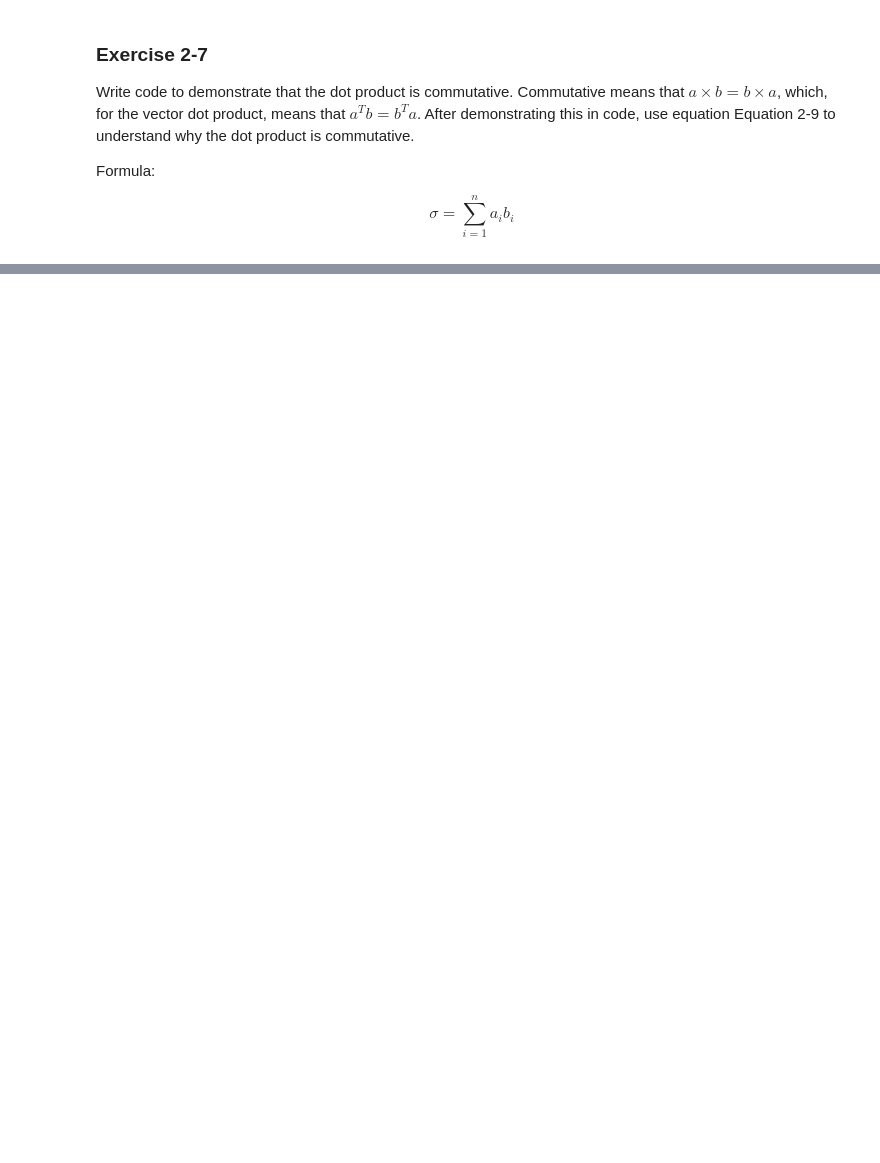
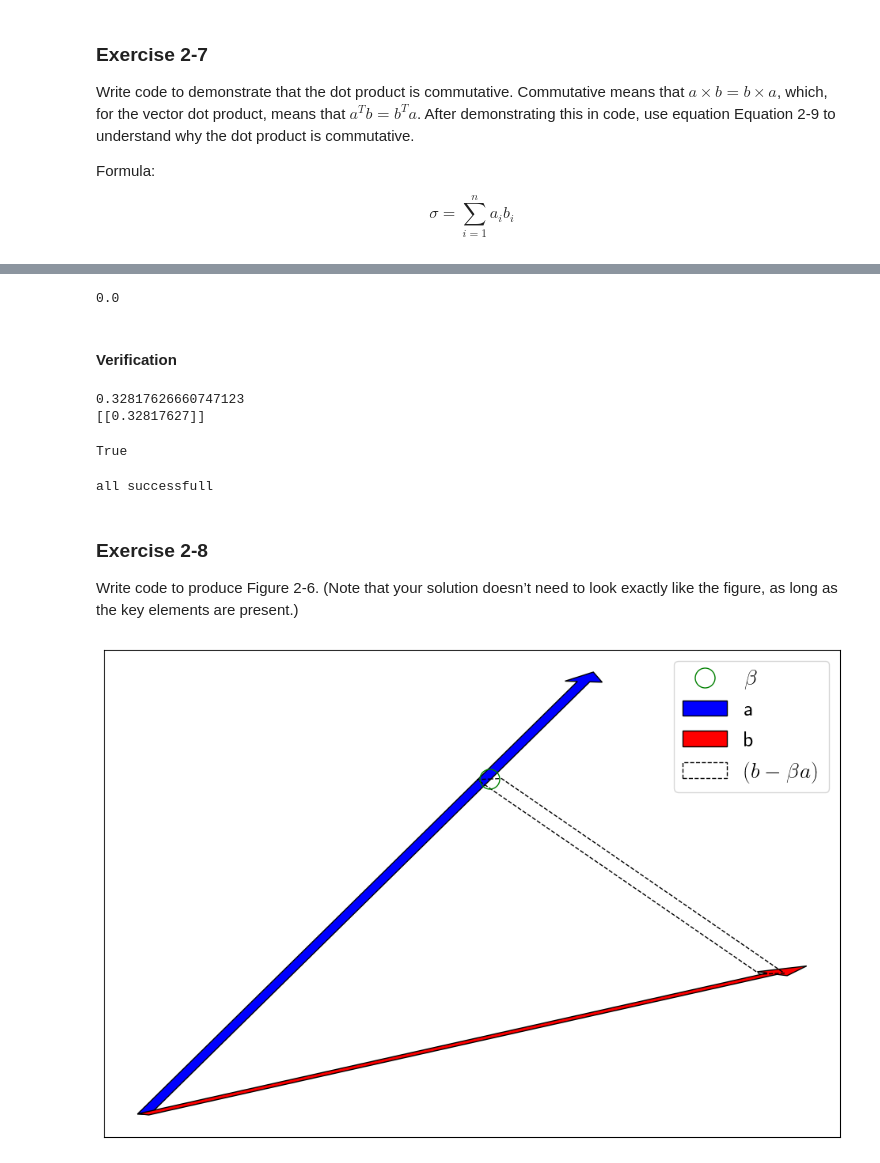
Before and after one commit to mlvhub/quant-learning, a Jupyter notebook: practical-linear-algebra-for-data-science/02-vectors-part-1/02-vectors-part-1.ipynb, the cells around one changed output, grey strips where cells are left out. Drawn from its saved outputs; the diff is of its cells as text; code cells hidden in the pictures; blank space fills up the shorter version.

```diff
--- a/practical-linear-algebra-for-data-science/02-vectors-part-1/02-vectors-part-1.ipynb
+++ b/practical-linear-algebra-for-data-science/02-vectors-part-1/02-vectors-part-1.ipynb
@@ -1002,0 +1020,73 @@ $$
+# %%
+
+
+# dimensionality
+n = 11
+
+# some random column vectors
+a = np.random.randn(n,1)
+b = np.random.randn(n,1)
+
+# dot products both ways
+atb = np.sum(a*b)
+bta = np.sum(b*a)
+
+# they're equal if their difference is 0
+atb - bta
+
+# For an extra challenge, see what happens when you use np.dot() to compute the dot products.
+# %% [output]
+0.0
+# %% [markdown]
+#### Verification
+# %%
+print(np.sum(a * b))
+print(np.dot(a.T, b))
+np.allclose(np.sum(a * b), np.dot(a.T, b))
+# %% [output]
+0.32817626660747123
+[[0.32817627]]
+True
+# %%
+import numpy as np
+
+def random_row_vector(n):
+    vec_array = []
+    for _ in range(0, n):
+        i = np.random.randint(1, 10)
+        vec_array.append(i)
+    return np.array(vec_array)
+
+for _ in range(0, 100000):
+    n = np.random.randint(1, 10)
+    v = random_row_vector(n)
+    w = random_row_vector(n)
+    if not np.equal(np.sum(v * w), np.sum(w * v)).all():
+        raise ValueError(f'{v} failed')
+print('all successfull')
+# %% [output]
+all successfull
+# %% [markdown]
+### Exercise 2-8
+
+Write code to produce Figure 2-6. (Note that your solution doesn’t need to look exactly like the figure, as long as the key elements are present.)
+# %%
+import matplotlib.pyplot as plt
+import matplotlib as mpl
+
+mpl.rcParams['font.size'] = 20
+mpl.rcParams['text.usetex'] = True
+mpl.rcParams['text.latex.preamble'] = r'\usepackage{{amsmath}}'
+
+plt.rcParams["figure.figsize"] = [12, 8]
+plt.xticks([])
+plt.yticks([])
+
+plt.plot(0.55, 3.1, color='green', marker='o', fillstyle='none', linewidth=0, markersize=18, label=r'$\beta$')
+plt.arrow(0, 0, 0.7, 4, width = 0.02, fc = 'b', label = r'a')
+plt.arrow(0, 0, 1, 1.3, width = 0.02, fc = 'r', label = r'b')
+plt.arrow(1, 1.3, -0.45, 1.8, width = 0.04, fc = 'g', ls = '--', fill = False, label = r'$(b-\beta a)$', head_width=0, head_length=0)
+plt.legend()
+plt.grid()
+# %% [output]
+[figure, added]
```
Also changed, not shown: parts of 22 cells of this notebook, 2 other files.
